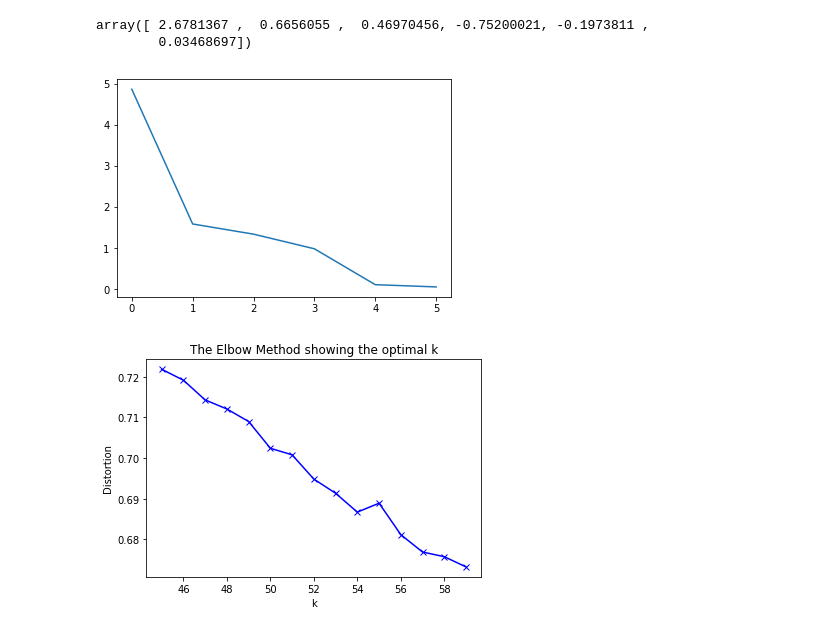
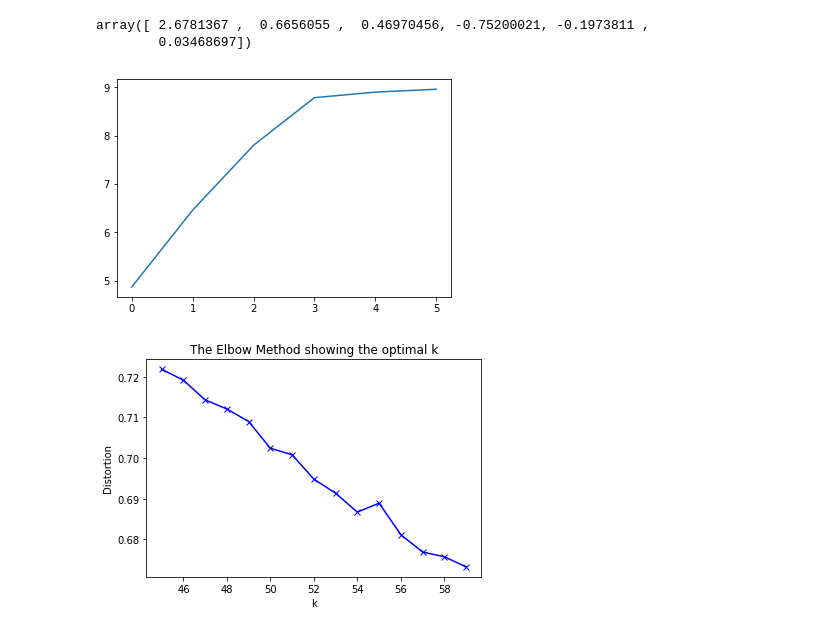
Before and after one commit to mas-dse-akbhatna/DSE_Capstone, a Jupyter notebook: Code_Base/LandsatClustering.ipynb, the cells around one changed output. Drawn from its saved outputs; the diff is of its cells as text; code cells hidden in the pictures.

```diff
--- a/Code_Base/LandsatClustering.ipynb
+++ b/Code_Base/LandsatClustering.ipynb
@@ -72,10 +72,10 @@ pca_features[0]
 array([ 2.6781367 ,  0.6656055 ,  0.46970456, -0.75200021, -0.1973811 ,
         0.03468697])
 # %%
-plt.plot(pca.explained_variance_)
+plt.plot(np.cumsum(pca.explained_variance_))
 plt.show()
 # %% [output]
-[figure, old version]
+[figure, new version]
 # %%
 # k means determine k
 distortions = []
```
Also changed, not shown: parts of 14 cells of this notebook.
